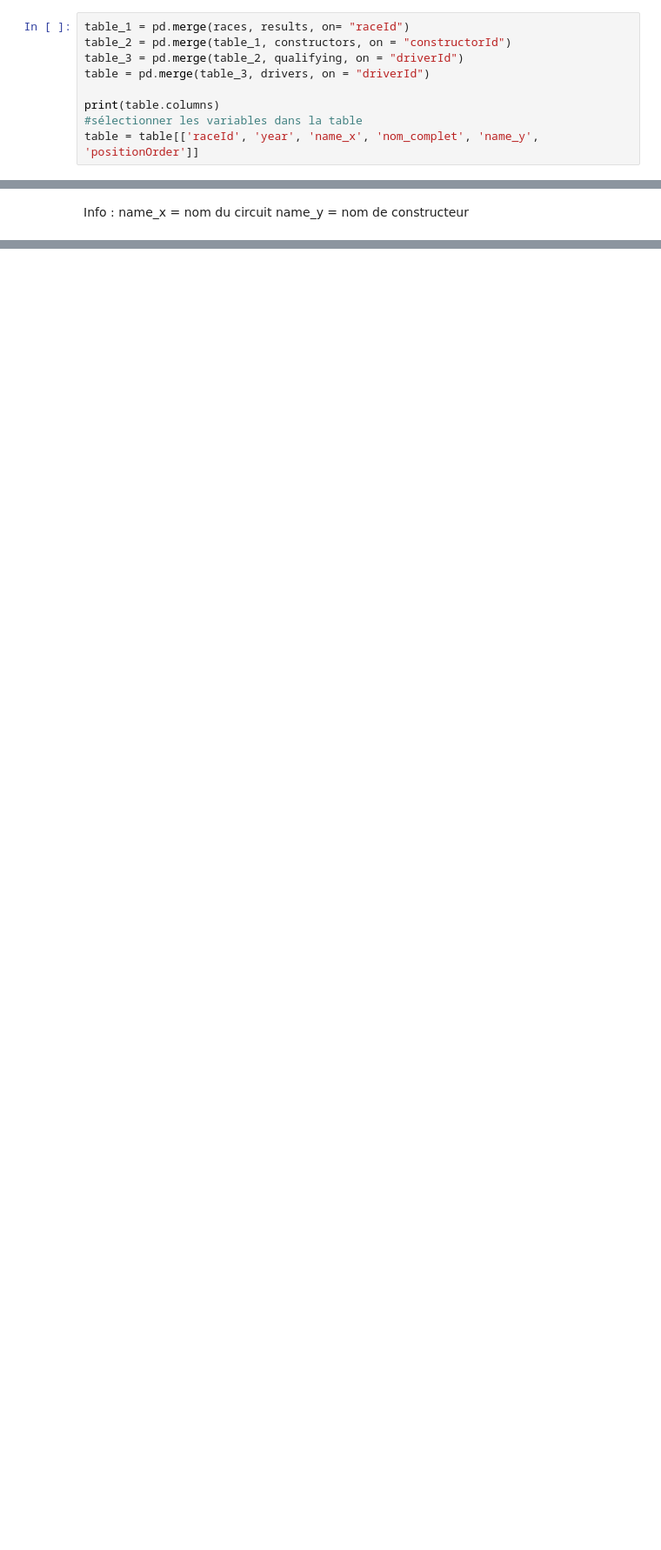
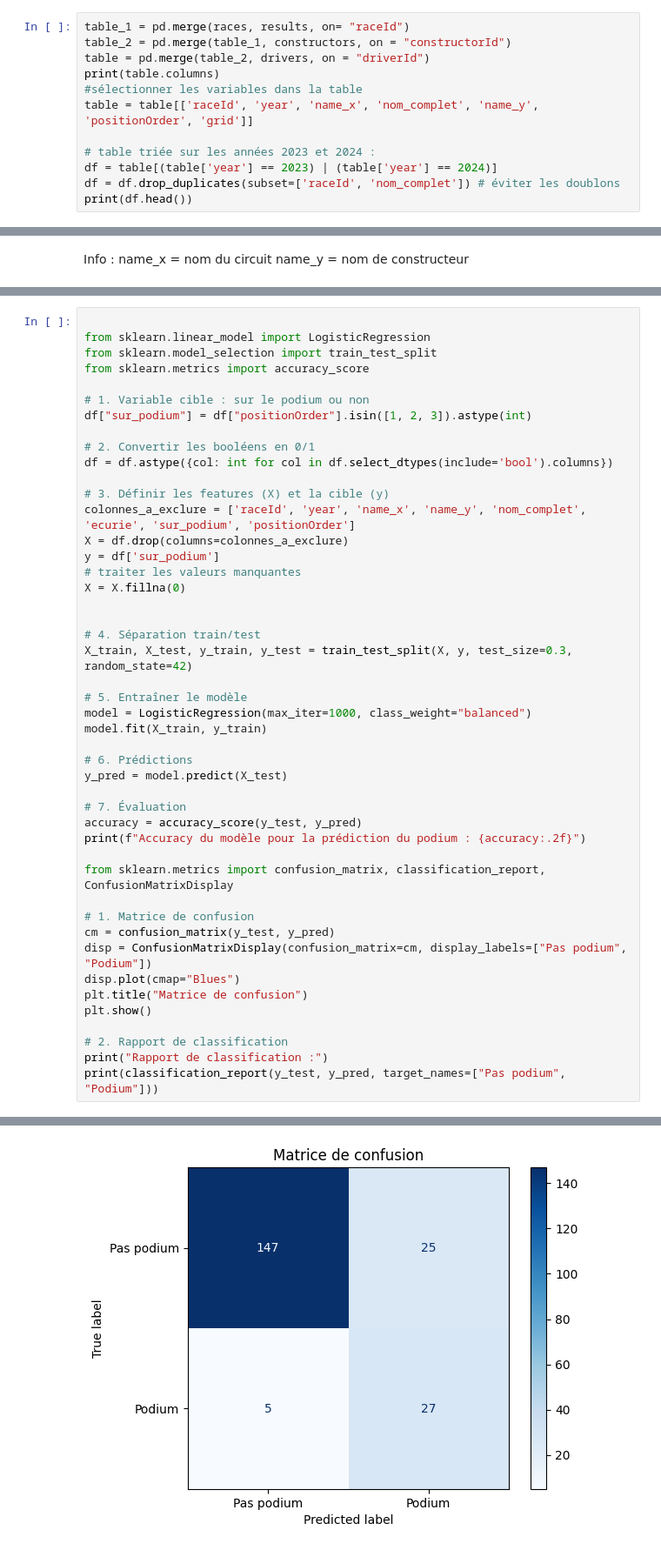
Before and after one commit to Emma1906/Projet-Info-1A, a Jupyter notebook: Problématique.ipynb, the cells around one changed output, grey strips where cells are left out. Shown: that part at 87% size. Drawn from its saved outputs; the diff is of its cells as text; blank space fills up the shorter version.

Commit message:
regression

```diff
--- a/Problématique.ipynb
+++ b/Problématique.ipynb
@@ -60,10 +62,13 @@ Table énorme
 # %%
 table_1 = pd.merge(races, results, on= "raceId")
 table_2 = pd.merge(table_1, constructors, on = "constructorId")
-table_3 = pd.merge(table_2, qualifying, on = "driverId")
-table = pd.merge(table_3, drivers, on = "driverId")
-
+table = pd.merge(table_2, drivers, on = "driverId")
 print(table.columns)
 #sélectionner les variables dans la table
-table = table[['raceId', 'year', 'name_x', 'nom_complet', 'name_y', 'positionOrder']]
+table = table[['raceId', 'year', 'name_x', 'nom_complet', 'name_y', 'positionOrder', 'grid']]
+
+# table triée sur les années 2023 et 2024 :
+df = table[(table['year'] == 2023) | (table['year'] == 2024)]
+df = df.drop_duplicates(subset=['raceId', 'nom_complet']) # éviter les doublons
+print(df.head())
 # %% [output]
@@ -130,0 +238,47 @@ print(df_pilote_ecurie.head())
+# %%
+
+from sklearn.linear_model import LogisticRegression
+from sklearn.model_selection import train_test_split
+from sklearn.metrics import accuracy_score
+
+# 1. Variable cible : sur le podium ou non
+df["sur_podium"] = df["positionOrder"].isin([1, 2, 3]).astype(int)
+
+# 2. Convertir les booléens en 0/1
+df = df.astype({col: int for col in df.select_dtypes(include='bool').columns})
+
+# 3. Définir les features (X) et la cible (y)
+colonnes_a_exclure = ['raceId', 'year', 'name_x', 'name_y', 'nom_complet', 'ecurie', 'sur_podium', 'positionOrder']
+X = df.drop(columns=colonnes_a_exclure)
+y = df['sur_podium']
+# traiter les valeurs manquantes
+X = X.fillna(0)
+
+
+# 4. Séparation train/test
+X_train, X_test, y_train, y_test = train_test_split(X, y, test_size=0.3, random_state=42)
+
+# 5. Entraîner le modèle
+model = LogisticRegression(max_iter=1000, class_weight="balanced")
+model.fit(X_train, y_train)
+
+# 6. Prédictions
+y_pred = model.predict(X_test)
+
+# 7. Évaluation
+accuracy = accuracy_score(y_test, y_pred)
+print(f"Accuracy du modèle pour la prédiction du podium : {accuracy:.2f}")
+
+from sklearn.metrics import confusion_matrix, classification_report, ConfusionMatrixDisplay
+
+# 1. Matrice de confusion
+cm = confusion_matrix(y_test, y_pred)
+disp = ConfusionMatrixDisplay(confusion_matrix=cm, display_labels=["Pas podium", "Podium"])
+disp.plot(cmap="Blues")
+plt.title("Matrice de confusion")
+plt.show()
+
+# 2. Rapport de classification
+print("Rapport de classification :")
+print(classification_report(y_test, y_pred, target_names=["Pas podium", "Podium"]))
+# %% [output]
@@ -130,0 +286 @@ print(df_pilote_ecurie.head())
+[figure, added]
```
Also changed, not shown: parts of 14 cells of this notebook.
